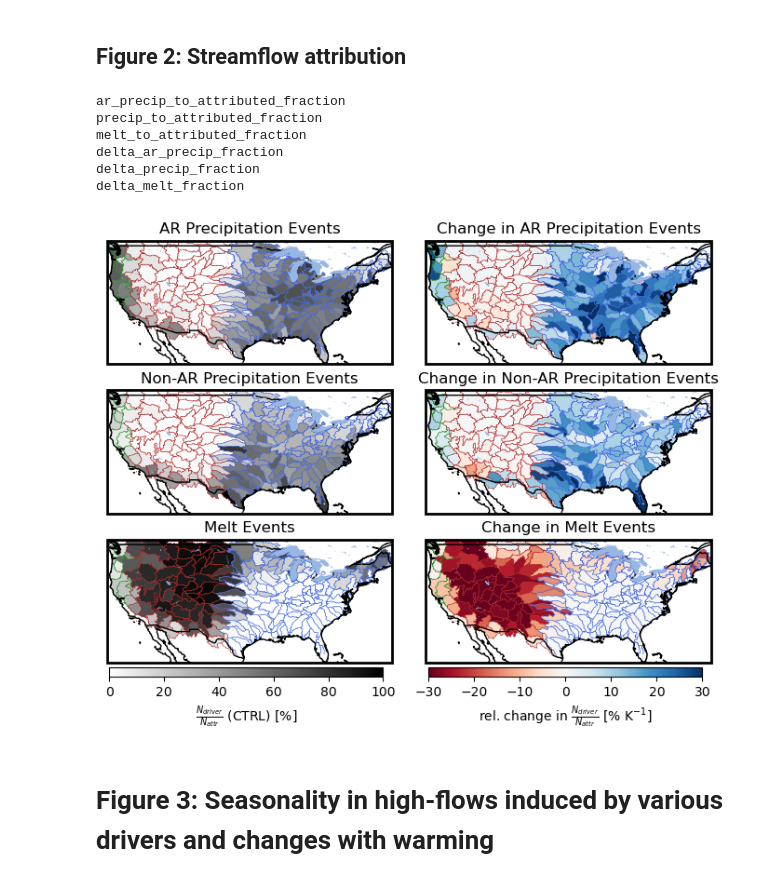
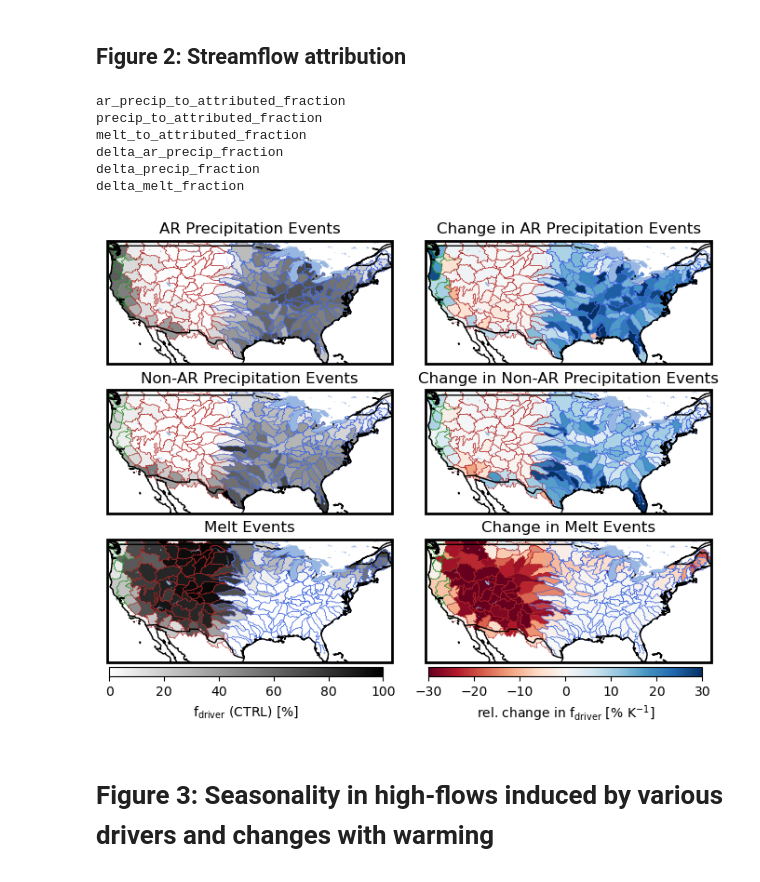
Before and after one commit to Smpljack/AR-analysis, a Jupyter notebook: paper_ncc_figures.ipynb, the cells around one changed output. Saved outputs shown, nothing was run; the diff lists cells and outputs as text; code cells hidden in the pictures.

```diff
--- a/paper_ncc_figures.ipynb
+++ b/paper_ncc_figures.ipynb
@@ -258,14 +258,6 @@ def plot_precip_ar_precip_melt_event_maps(basin_gdf_ctrl, basin_gdf_p2K, dT, reg
 
     # Define plotting configurations for the second row (Event Fractions)
     fraction_plot_configs = [
-        {
-            'column': 'attributed_events',
-            'cmap': 'binary',
-            'title': 'Total Attributed Events',
-            'legend_label': 'Fraction [%]',
-            'vmin': 0,
-            'vmax': 100
-        },
         {
             'column': 'ar_precip_to_attributed_fraction',
             'cmap': 'binary',
@@ -337,7 +329,7 @@ def plot_precip_ar_precip_melt_event_maps(basin_gdf_ctrl, basin_gdf_p2K, dT, reg
                        cax=cbar_ax,
                        legend_kwds=legend_kwds)
         if config['column'] == 'melt_to_attributed_fraction':
-            cbar_ax.set_xlabel(r'$\frac{N_{driver}}{N_{attr}}$ (CTRL) [%]', fontsize=10)
+            cbar_ax.set_xlabel(r'$\mathrm{f_{driver}}$ (CTRL) [%]', fontsize=10)
             cbar_ax.tick_params(labelsize=10)
         if plot_text:
             # Display the number on the plotted map at a suitable location for each river basin
@@ -436,7 +428,7 @@ def plot_precip_ar_precip_melt_event_maps(basin_gdf_ctrl, basin_gdf_p2K, dT, reg
                        cax=cbar_ax,
                        legend_kwds=legend_kwds)
         if config['column'] == 'delta_melt_fraction':
-            cbar_ax.set_xlabel(r'rel. change in $\frac{N_{driver}}{N_{attr}}$ [% K$^{-1}$]', fontsize=10)
+            cbar_ax.set_xlabel(r'rel. change in $\mathrm{f_{driver}}$ [% K$^{-1}$]', fontsize=10)
             cbar_ax.tick_params(labelsize=10)
         # Set title
         ax.set_title(config['title'], fontsize=12)
@@ -464,15 +456,16 @@ def plot_precip_ar_precip_melt_event_maps(basin_gdf_ctrl, basin_gdf_p2K, dT, reg
 # %%
 fig, axes = plot_precip_ar_precip_melt_event_maps(
     huc_counts_gdf_ctrl, huc_counts_gdf_p2K, dT,
-    conus_extent, 'plots/paper_ncc/figure2_v2.png', plot_text=False)
+    conus_extent, 'plots/paper_ncc/figure2_v2.png',
+    plot_text=False)
 # %% [output]
 ar_precip_to_attributed_fraction
 precip_to_attributed_fraction
 melt_to_attributed_fraction
 delta_ar_precip_fraction
 delta_precip_fraction
 delta_melt_fraction
-[figure, old version]
+[figure, new version]
 # %% [markdown]
 # Figure 3: Seasonality in high-flows induced by various drivers and changes with warming
 # %%
```
Also changed, not shown: parts of 8 cells of this notebook.
